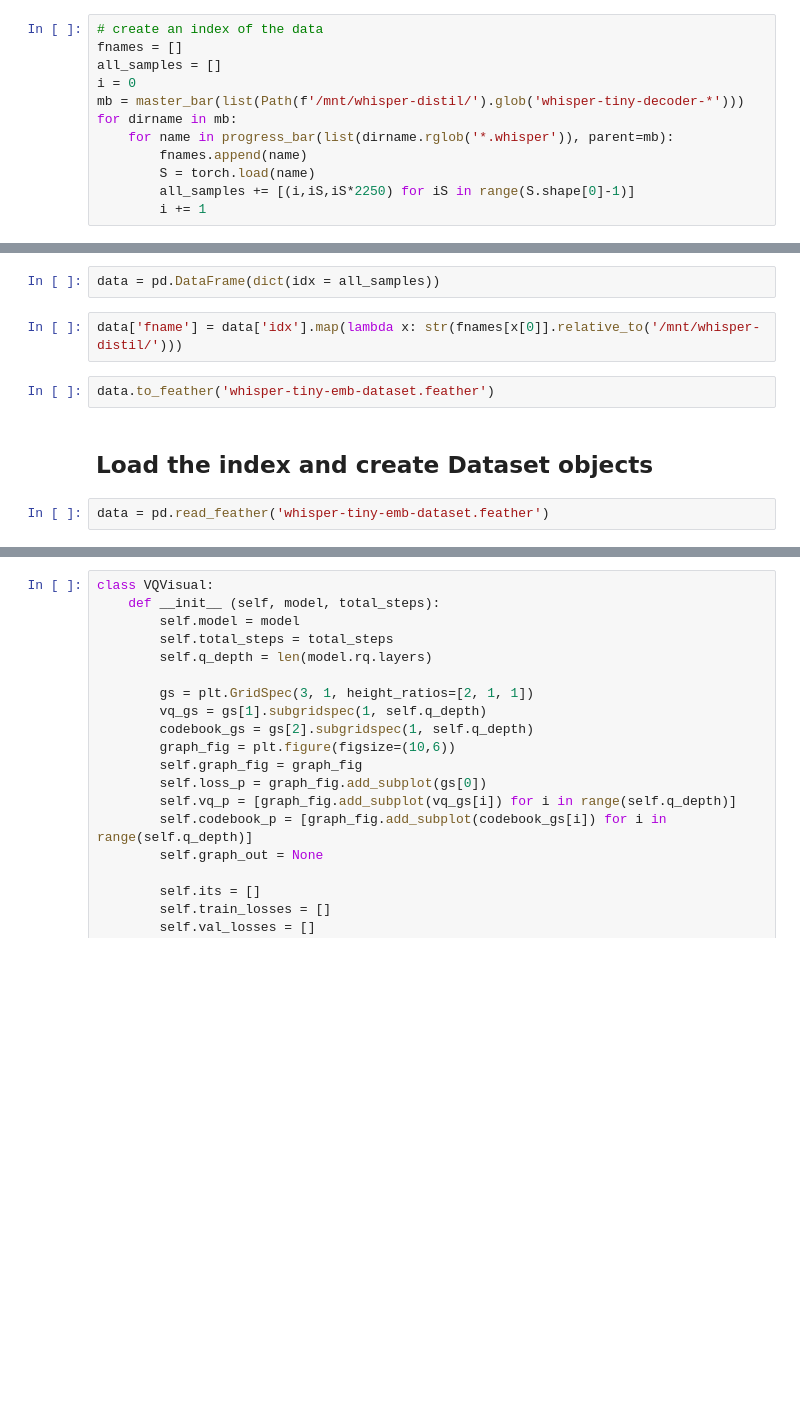
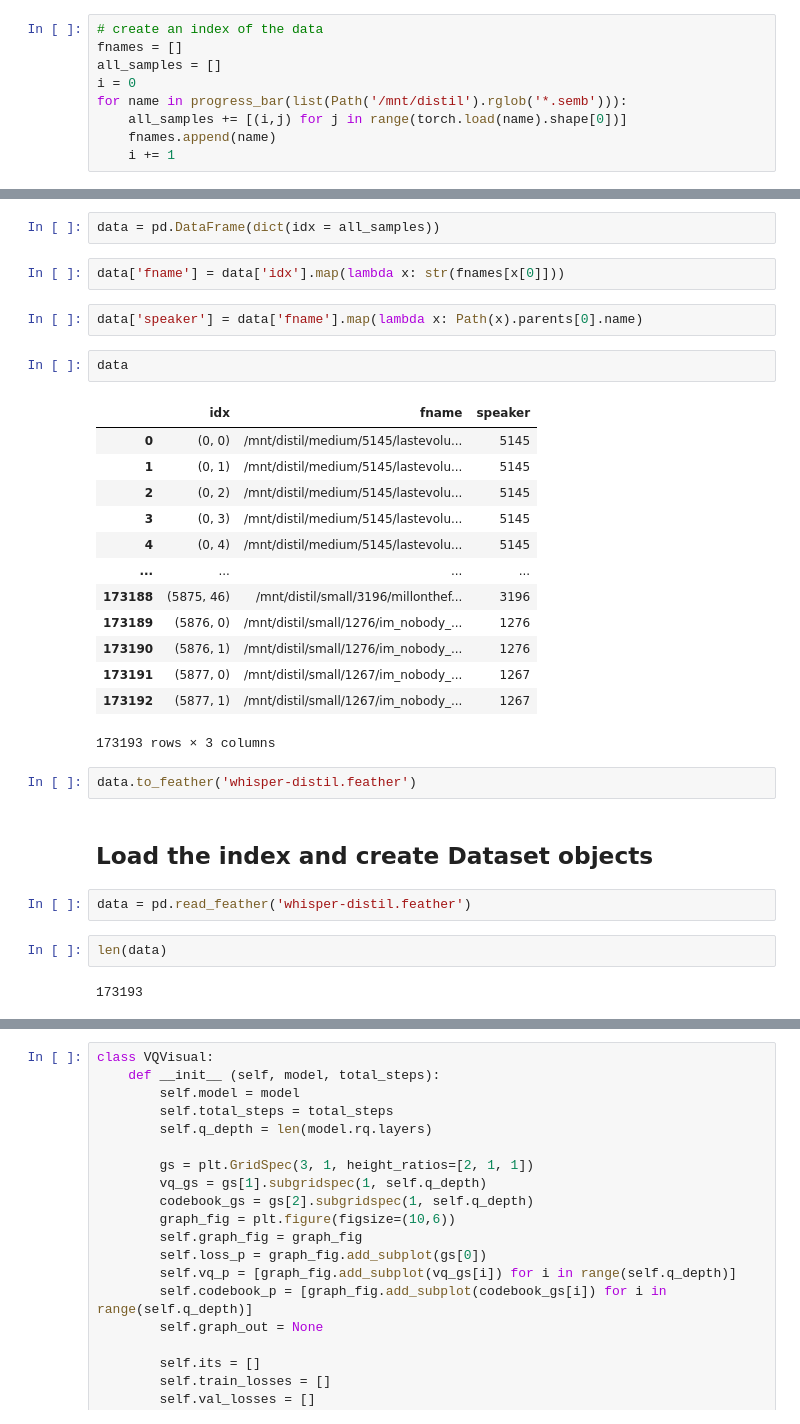
Before and after one commit to collabora/WhisperSpeech, a Jupyter notebook: nbs/2F. Residual (RQ) semantic token extraction model.ipynb, the cells around one changed output, grey strips where cells are left out. Drawn from its saved outputs; the diff is of its cells as text; blank space fills up the shorter version.

```diff
--- a/nbs/2F. Residual (RQ) semantic token extraction model.ipynb
+++ b/nbs/2F. Residual (RQ) semantic token extraction model.ipynb
@@ -23,11 +29,8 @@ import pandas as pd
 fnames = []
 all_samples = []
 i = 0
-mb = master_bar(list(Path(f'/mnt/whisper-distil/').glob('whisper-tiny-decoder-*')))
-for dirname in mb:
-    for name in progress_bar(list(dirname.rglob('*.whisper')), parent=mb):
-        fnames.append(name)
-        S = torch.load(name)
-        all_samples += [(i,iS,iS*2250) for iS in range(S.shape[0]-1)]
-        i += 1
+for name in progress_bar(list(Path('/mnt/distil').rglob('*.semb'))):
+    all_samples += [(i,j) for j in range(torch.load(name).shape[0])]
+    fnames.append(name)
+    i += 1
 # %% [output]
@@ -35,13 +38,35 @@ for dirname in mb:
 # %%
 data = pd.DataFrame(dict(idx = all_samples))
 # %%
-data['fname'] = data['idx'].map(lambda x: str(fnames[x[0]].relative_to('/mnt/whisper-distil/')))
+data['fname'] = data['idx'].map(lambda x: str(fnames[x[0]]))
-# %%
-data.to_feather('whisper-tiny-emb-dataset.feather')
+# %%
+data['speaker'] = data['fname'].map(lambda x: Path(x).parents[0].name)
+# %%
+data
+# %% [output]
+|  | idx | fname | speaker |
+| 0 | (0, 0) | /mnt/distil/medium/5145/lastevolu... | 5145 |
+| 1 | (0, 1) | /mnt/distil/medium/5145/lastevolu... | 5145 |
+| 2 | (0, 2) | /mnt/distil/medium/5145/lastevolu... | 5145 |
+| 3 | (0, 3) | /mnt/distil/medium/5145/lastevolu... | 5145 |
+| 4 | (0, 4) | /mnt/distil/medium/5145/lastevolu... | 5145 |
+| ... | ... | ... | ... |
+| 173188 | (5875, 46) | /mnt/distil/small/3196/millonthef... | 3196 |
+| 173189 | (5876, 0) | /mnt/distil/small/1276/im_nobody_... | 1276 |
+| 173190 | (5876, 1) | /mnt/distil/small/1276/im_nobody_... | 1276 |
+| 173191 | (5877, 0) | /mnt/distil/small/1267/im_nobody_... | 1267 |
+| 173192 | (5877, 1) | /mnt/distil/small/1267/im_nobody_... | 1267 |
+173193 rows × 3 columns
+# %%
+data.to_feather('whisper-distil.feather')
 # %% [markdown]
 ## Load the index and create Dataset objects
 # %%
-data = pd.read_feather('whisper-tiny-emb-dataset.feather')
+data = pd.read_feather('whisper-distil.feather')
+# %%
+len(data)
+# %% [output]
+173193
 # %%
 len(data) * 30 / 3600
 # %% [output]
```
Also changed, not shown: parts of 48 cells of this notebook, 7 other files.
